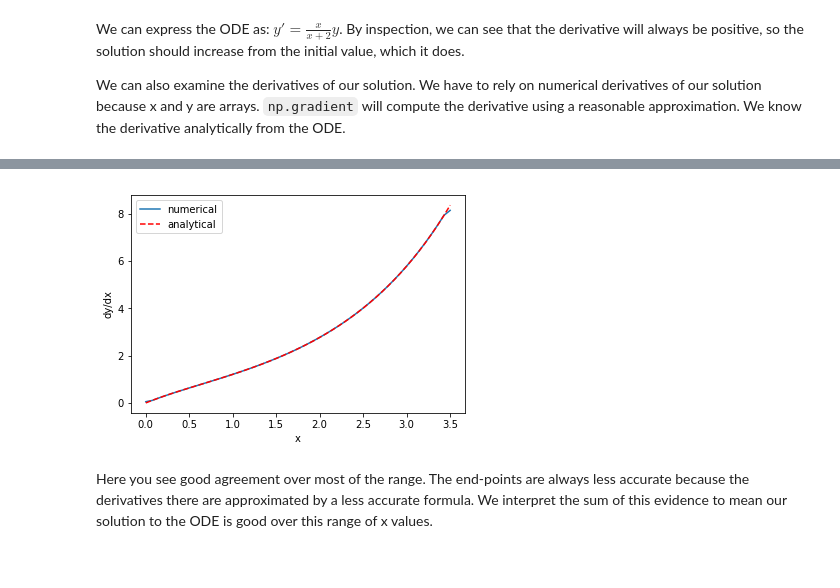
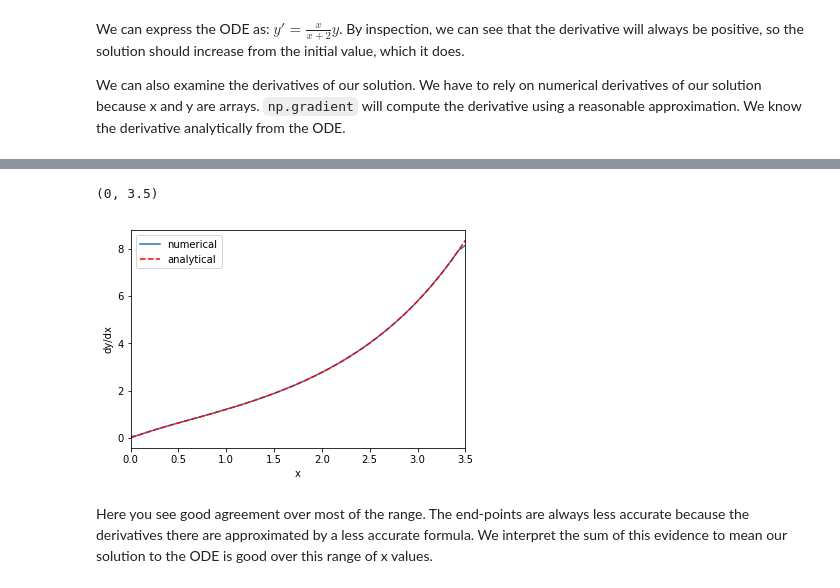
Before and after one commit to jkitchin/f18-06623, a Jupyter notebook: lectures/fode-1.ipynb, the cells around one changed output, grey strips where cells are left out. Cells and saved outputs as stored; diff of their text form; code cells hidden in the pictures.

```diff
--- a/lectures/fode-1.ipynb
+++ b/lectures/fode-1.ipynb
@@ -29,7 +29,7 @@ Now, we simply evaluate the required integral and use it to compute the value of
 # %%
 a = 0
 b = 3
-x1 = 1
+x1 = 2
 
 def p(x):
     return -x / (x + 2)
@@ -111,13 +142,15 @@ We can also examine the derivatives of our solution. We have to rely on numerica
 # %%
-dydx = np.gradient(y, x)
+dydx = np.gradient(y, x, edge_order=1) # edge_order affects the derivative at the end points
 
 plt.plot(x, dydx, label='numerical')
 plt.plot(x, x / (x + 2) * y, 'r--', label='analytical')
 plt.xlabel('x')
 plt.ylabel('dy/dx')
 plt.legend()
+plt.xlim([0, 3.5])
 # %% [output]
+(0, 3.5)
-[figure, old version]
+[figure, new version]
 # %% [markdown]
 Here you see good agreement over most of the range. The end-points are always less accurate because the derivatives there are approximated by a less accurate formula. We interpret the sum of this evidence to mean our solution to the ODE is good over this range of x values.
 # %% [markdown]
```
Also changed, not shown: parts of 28 cells of this notebook.
